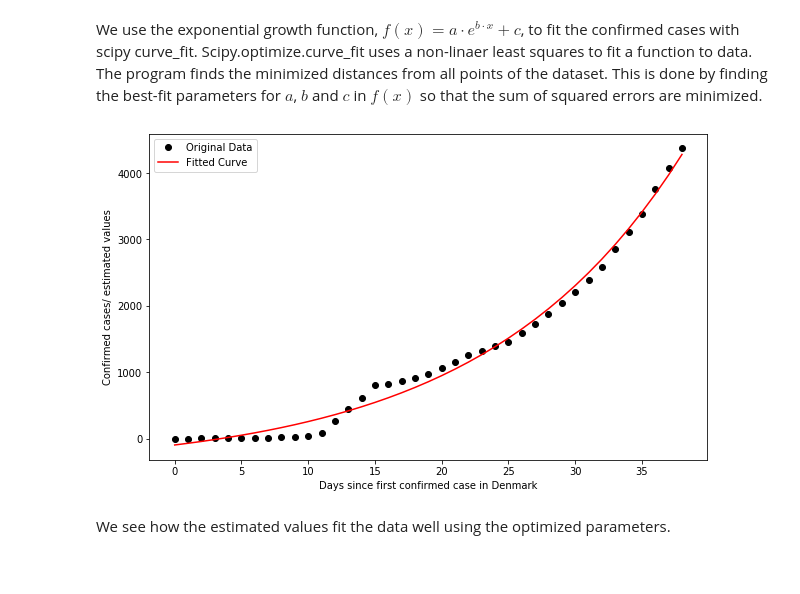
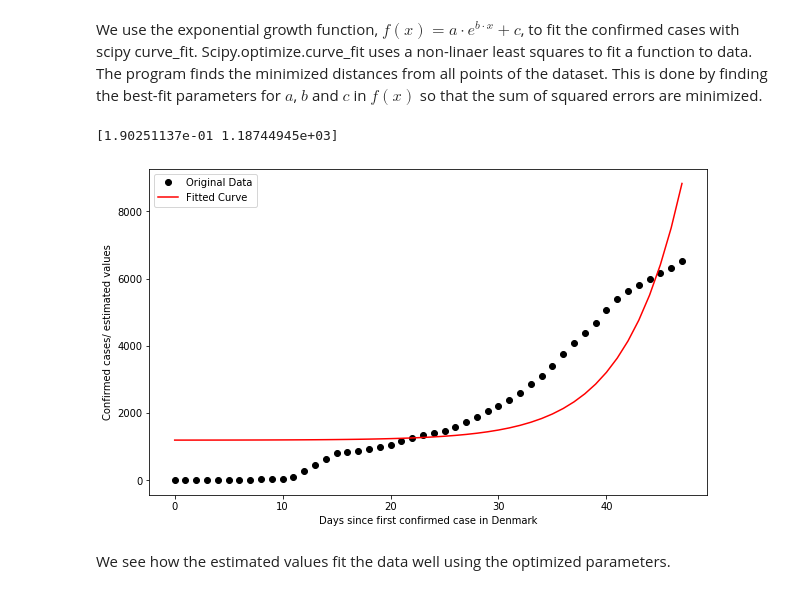
Before and after one commit to kzm266/projects-2020-anders-frederik, a Jupyter notebook: dataproject/dataproject.ipynb, the cells around one changed output. Drawn from its saved outputs; the diff is of its cells as text; code cells hidden in the pictures.

```diff
--- a/dataproject/dataproject.ipynb
+++ b/dataproject/dataproject.ipynb
@@ -24,15 +24,8 @@ import pandas as pd
 import numpy as np
 
 #1.1 Get file from URL (our repository)
-url = 'https://github.com/NumEconCopenhagen/projects-2020-anders-frederik/blob/master/dataproject/covid_19_data_new.xlsx?raw=true'
-xf = pd.ExcelFile(url)
-
-df = xf.parse("Worksheet",
-         index_col=1, #Setting index column to ObservationDate
-         names=["SNo", "ObservationDate",
-                "Province/State", "Country/Region", "Last Update",
-               "Confirmed", "Deaths", "Recovered"]
-             )
+url = 'https://raw.githubusercontent.com/NumEconCopenhagen/projects-2020-anders-frederik/master/dataproject/covid_19_data.csv'
+df = pd.read_csv(url, index_col=1)
 
 #1.2 Renaming columns for the next data step
 df = df.rename(columns = {"Country/Region" : "Country" , "Province/State" : "Province"})
@@ -152,33 +145,34 @@ The program finds the minimized distances from all points of the dataset. This i
 # %%
 import numpy as np
 import matplotlib.pyplot as plt
 from scipy.optimize import curve_fit
 
 #3.1 Defining functional form for the growth of the confirmed cases
-def growth_func(x, a, b, c):
-  return a * np.exp(b * x) + c
+def growth_func(x, b, c):
+  return np.exp(b * x) + c
 
 #3.2 Defining variable Y: Confirmed cases
 Y = df.Confirmed.values
 #3.3 Defining variable X: Number of days from length of Y (Total days of Corona virus)
 X = np.arange(0, len(Y))
 #3.4 Using scipy.optimize.curve_fit to define best-fit parameters for a, b and c so that the sum of squared errors are minimized
 popt, pcov = curve_fit(growth_func, X, Y)
 #3.5 Defining the growth function with the optimal parameters.
       #The star in *popt unpacks the popt array so the two optimized parameter values become the second and third arguments to the function.
 def growth(x):
     return growth_func(x, *popt)
-
+print(popt)
 #3.6 Plotting the confirmed cases and the fitted values with days since first confirmed case on the first axis.
 plt.figure(figsize=(10,6))
 plt.plot(X, Y, 'ko', label="Original Data")
 plt.plot(X, growth(X), 'r-', label="Fitted Curve")
 plt.legend()
 plt.xlabel("Days since first confirmed case in Denmark")
 plt.ylabel("Confirmed cases/ estimated values")
 plt.show()
 # %% [output]
+[1.90251137e-01 1.18744945e+03]
-[figure, old version]
+[figure, new version]
 # %% [markdown]
 We see how the estimated values fit the data well using the optimized parameters.
 # %% [markdown]
```
Also changed, not shown: parts of 5 cells of this notebook.
